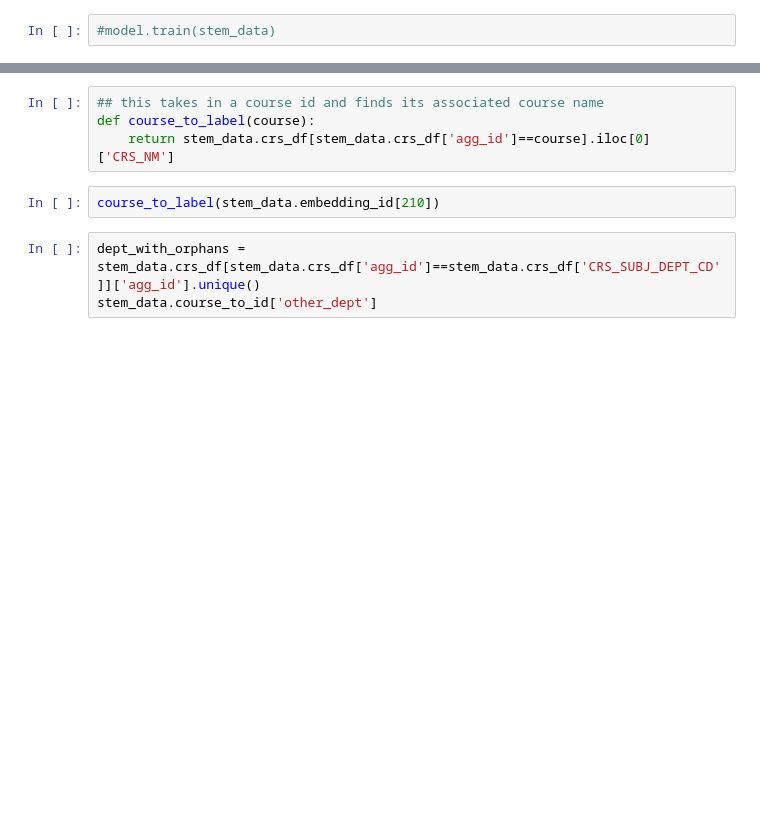
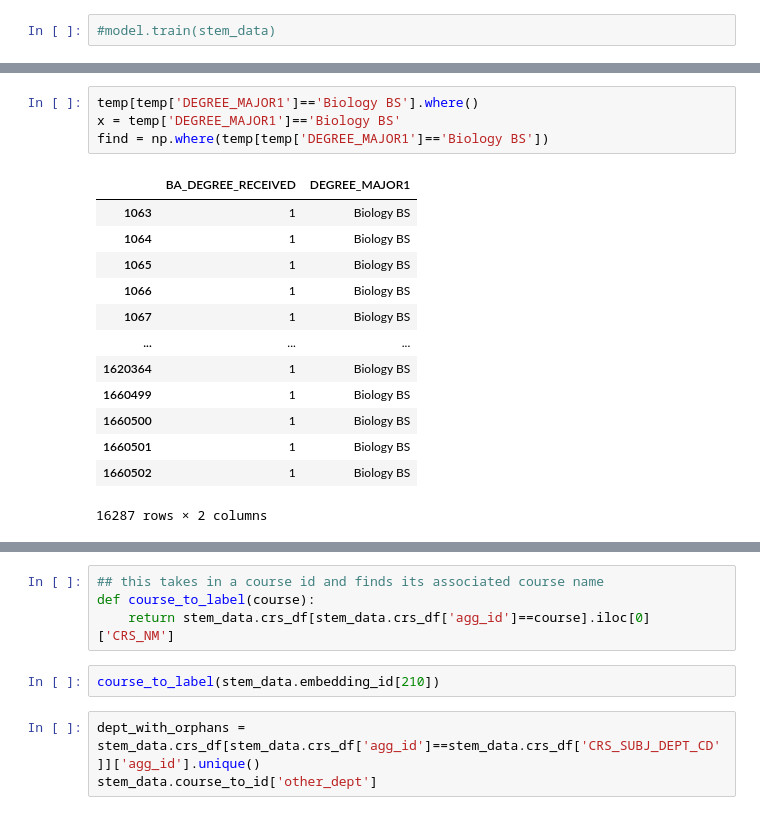
Before and after one commit to rebecca-my/stem-study, a Jupyter notebook: notebooks_analysis/stem_sk_test_run.ipynb, the cells around one changed output, grey strips where cells are left out. Cells and saved outputs as stored; diff of their text form; blank space fills up the shorter version.

```diff
--- a/notebooks_analysis/stem_sk_test_run.ipynb
+++ b/notebooks_analysis/stem_sk_test_run.ipynb
@@ -96,0 +430,18 @@ for x,y in demographic_valid_generator(stem_data):
+# %%
+temp[temp['DEGREE_MAJOR1']=='Biology BS'].where()
+x = temp['DEGREE_MAJOR1']=='Biology BS'
+find = np.where(temp[temp['DEGREE_MAJOR1']=='Biology BS'])
+# %% [output]
+|  | BA_DEGREE_RECEIVED | DEGREE_MAJOR1 |
+| 1063 | 1 | Biology BS |
+| 1064 | 1 | Biology BS |
+| 1065 | 1 | Biology BS |
+| 1066 | 1 | Biology BS |
+| 1067 | 1 | Biology BS |
+| ... | ... | ... |
+| 1620364 | 1 | Biology BS |
+| 1660499 | 1 | Biology BS |
+| 1660500 | 1 | Biology BS |
+| 1660501 | 1 | Biology BS |
+| 1660502 | 1 | Biology BS |
+16287 rows × 2 columns
```
Also changed, not shown: parts of 137 cells of this notebook, 7 other files.
